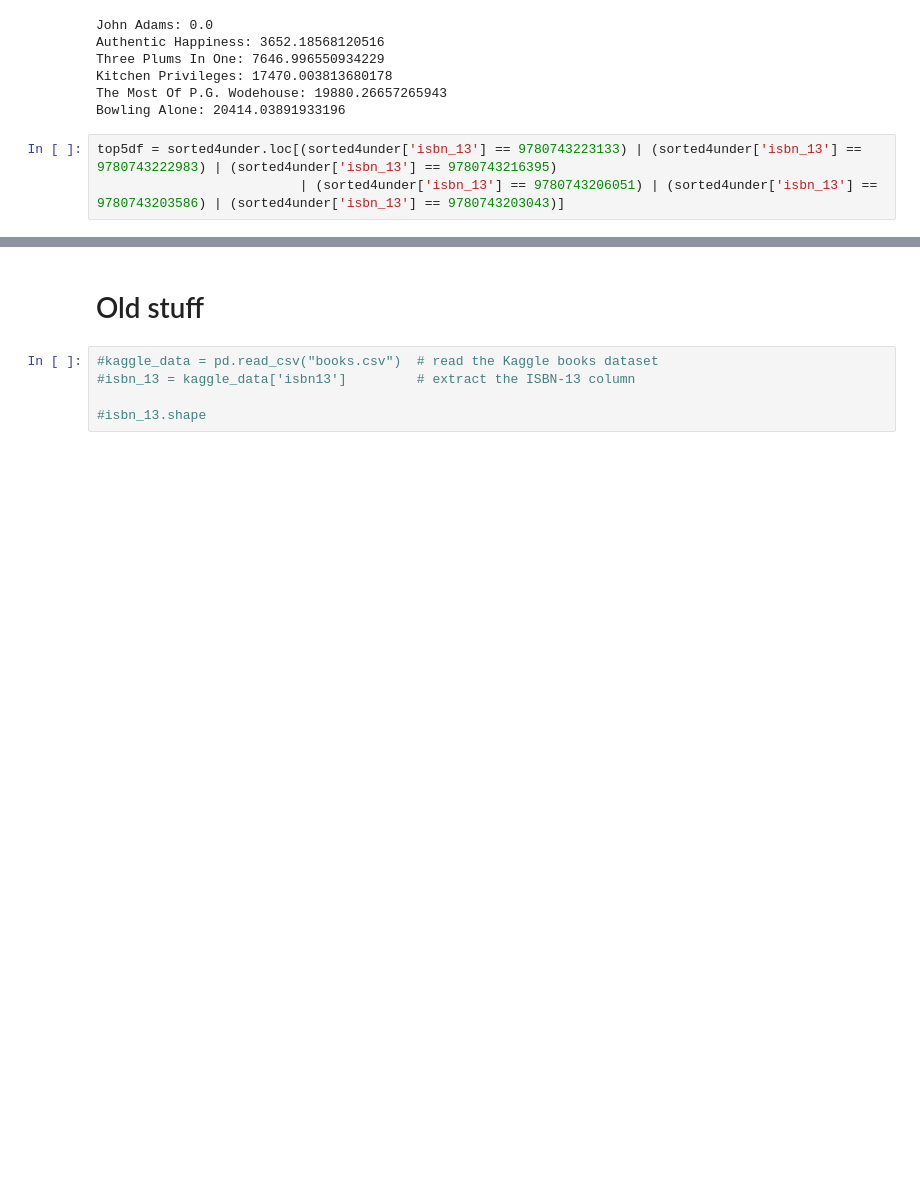
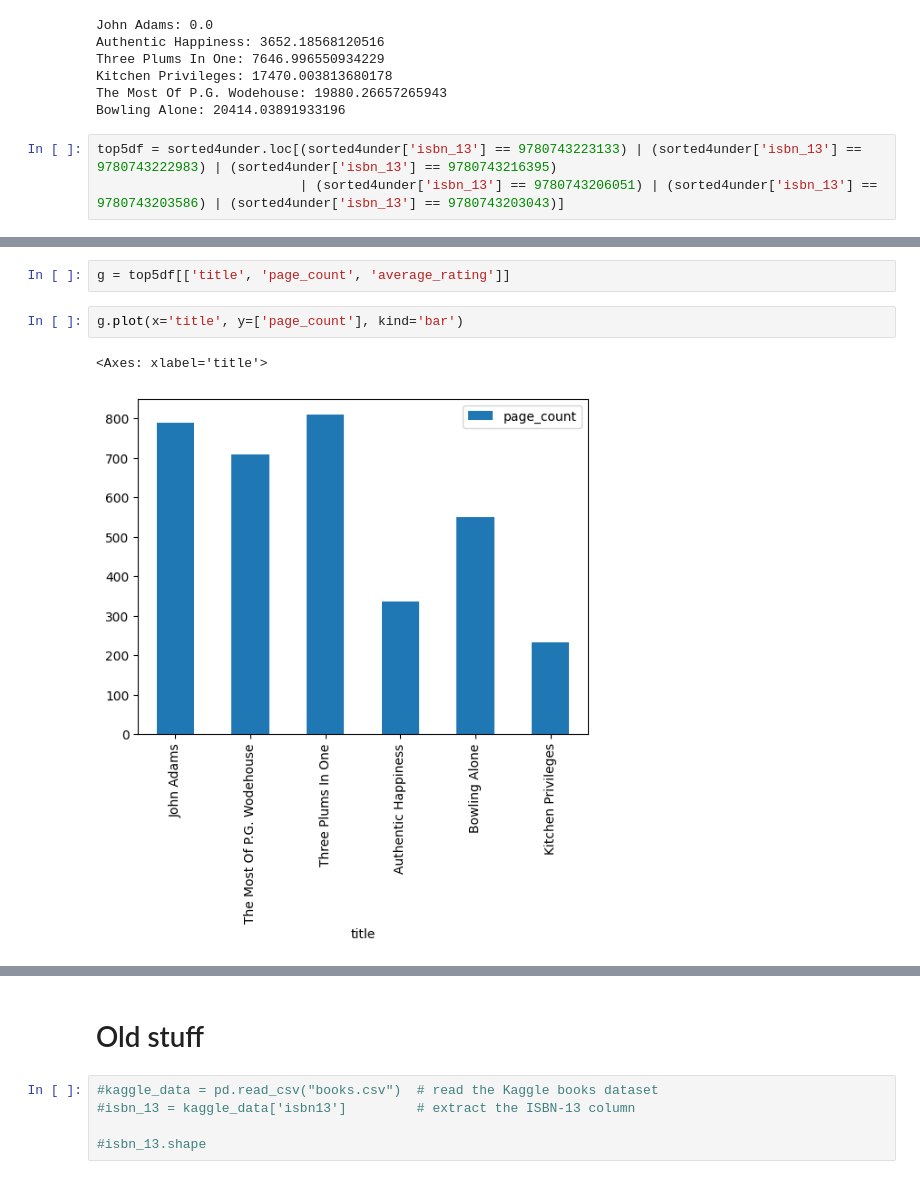
Before and after one commit to manny-pi/inst.414.final-project.repo, a Jupyter notebook: BenWork/BenLookingAtTheData.ipynb, the cells around one changed output, grey strips where cells are left out. Cells and saved outputs as stored; diff of their text form; blank space fills up the shorter version.

```diff
--- a/BenWork/BenLookingAtTheData.ipynb
+++ b/BenWork/BenLookingAtTheData.ipynb
@@ -492,0 +519,7 @@ top5df
+# %%
+g = top5df[['title', 'page_count', 'average_rating']]
+# %%
+g.plot(x='title', y=['page_count'], kind='bar')
+# %% [output]
+<Axes: xlabel='title'>
+[figure, added]
```
Also changed, not shown: parts of 3 cells of this notebook.
